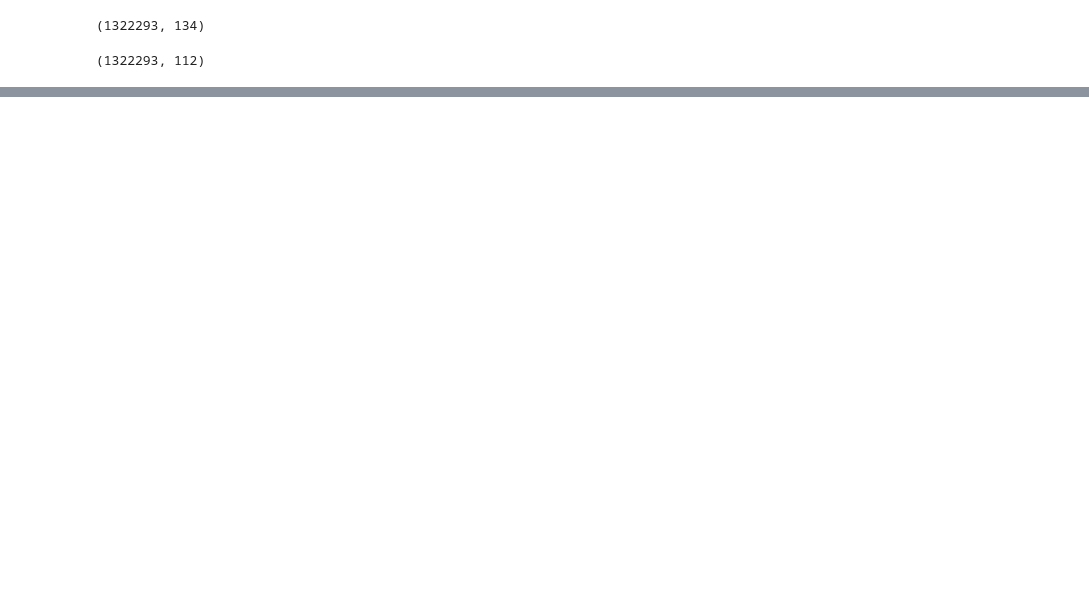
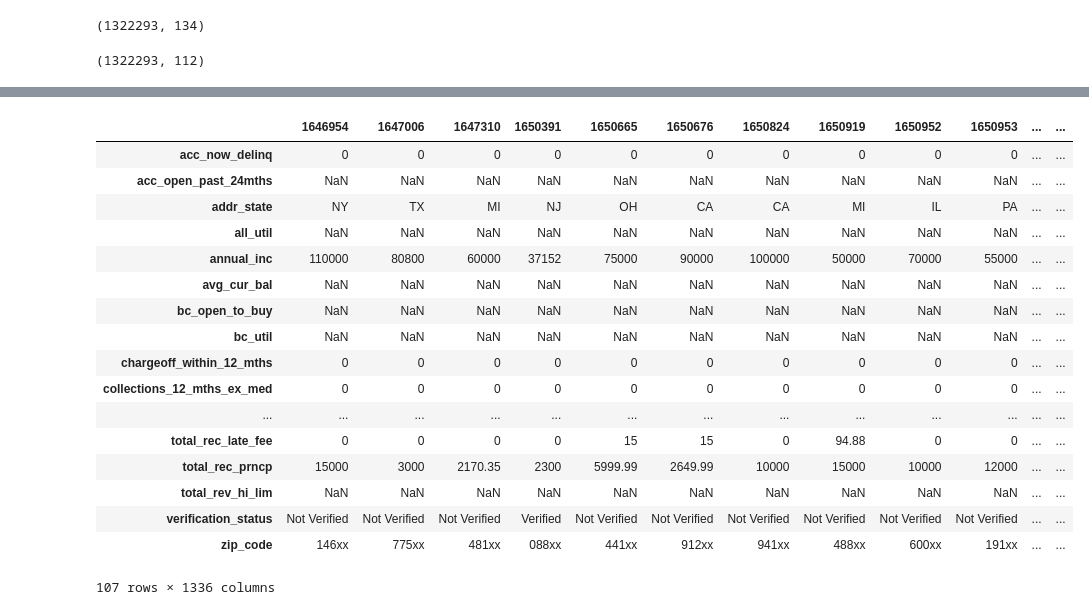
Before and after one commit to jimmyttri/lending, a Jupyter notebook: lendingclub_data_exploration.ipynb, the cells around one changed output, grey strips where cells are left out. Drawn from its saved outputs; the diff is of its cells as text; code cells hidden in the pictures; blank space fills up the shorter version.

```diff
--- a/lendingclub_data_exploration.ipynb
+++ b/lendingclub_data_exploration.ipynb
@@ -169,0 +529,7 @@ accept_loans_indiv_cleaned.shape
+# %%
+accept_indivloans_hardshipna.drop(labels = 'hardship_type', axis=1, inplace=True)
+#only 1 type of data in here
+# %%
+accept_indivloans_hardshipna['hardship_end_date'] = pd.to_datetime(accept_indivloans_hardshipna['hardship_end_date'])
+accept_indivloans_hardshipna['hardship_start_date'] = pd.to_datetime(accept_indivloans_hardshipna['hardship_start_date'])
+accept_indivloans_hardshipna['payment_plan_start_date'] = pd.to_datetime(accept_indivloans_hardshipna['payment_plan_start_date'])
@@ -169,0 +596,2 @@ accept_loans_indiv_cleaned.shape
+# %%
+accept_indivloans_hardshipna.dropna(subset=['zip_code'], inplace = True)
@@ -169,0 +603,2 @@ accept_loans_indiv_cleaned.shape
+# %%
+accept_indivloans_hardshipna.dropna(subset=['inq_last_6mths'], inplace = True)
@@ -169,0 +640,21 @@ accept_loans_indiv_cleaned.shape
+# %%
+accept_indivloans_hardshipna[accept_indivloans_hardshipna['pub_rec_bankruptcies'].isna()].T
+# %% [output]
+|  | 1646954 | 1647006 | 1647310 | 1650391 | 1650665 | 1650676 | 1650824 | 1650919 | 1650952 | 1650953 | ... | ... |
+| acc_now_delinq | 0 | 0 | 0 | 0 | 0 | 0 | 0 | 0 | 0 | 0 | ... | ... |
+| acc_open_past_24mths | NaN | NaN | NaN | NaN | NaN | NaN | NaN | NaN | NaN | NaN | ... | ... |
+| addr_state | NY | TX | MI | NJ | OH | CA | CA | MI | IL | PA | ... | ... |
+| all_util | NaN | NaN | NaN | NaN | NaN | NaN | NaN | NaN | NaN | NaN | ... | ... |
+| annual_inc | 110000 | 80800 | 60000 | 37152 | 75000 | 90000 | 100000 | 50000 | 70000 | 55000 | ... | ... |
+| avg_cur_bal | NaN | NaN | NaN | NaN | NaN | NaN | NaN | NaN | NaN | NaN | ... | ... |
+| bc_open_to_buy | NaN | NaN | NaN | NaN | NaN | NaN | NaN | NaN | NaN | NaN | ... | ... |
+| bc_util | NaN | NaN | NaN | NaN | NaN | NaN | NaN | NaN | NaN | NaN | ... | ... |
+| chargeoff_within_12_mths | 0 | 0 | 0 | 0 | 0 | 0 | 0 | 0 | 0 | 0 | ... | ... |
+| collections_12_mths_ex_med | 0 | 0 | 0 | 0 | 0 | 0 | 0 | 0 | 0 | 0 | ... | ... |
+| ... | ... | ... | ... | ... | ... | ... | ... | ... | ... | ... | ... | ... |
+| total_rec_late_fee | 0 | 0 | 0 | 0 | 15 | 15 | 0 | 94.88 | 0 | 0 | ... | ... |
+| total_rec_prncp | 15000 | 3000 | 2170.35 | 2300 | 5999.99 | 2649.99 | 10000 | 15000 | 10000 | 12000 | ... | ... |
+| total_rev_hi_lim | NaN | NaN | NaN | NaN | NaN | NaN | NaN | NaN | NaN | NaN | ... | ... |
+| verification_status | Not Verified | Not Verified | Not Verified | Verified | Not Verified | Not Verified | Not Verified | Not Verified | Not Verified | Not Verified | ... | ... |
+| zip_code | 146xx | 775xx | 481xx | 088xx | 441xx | 912xx | 941xx | 488xx | 600xx | 191xx | ... | ... |
+107 rows × 1336 columns
```
Also changed, not shown: parts of 57 cells of this notebook.
